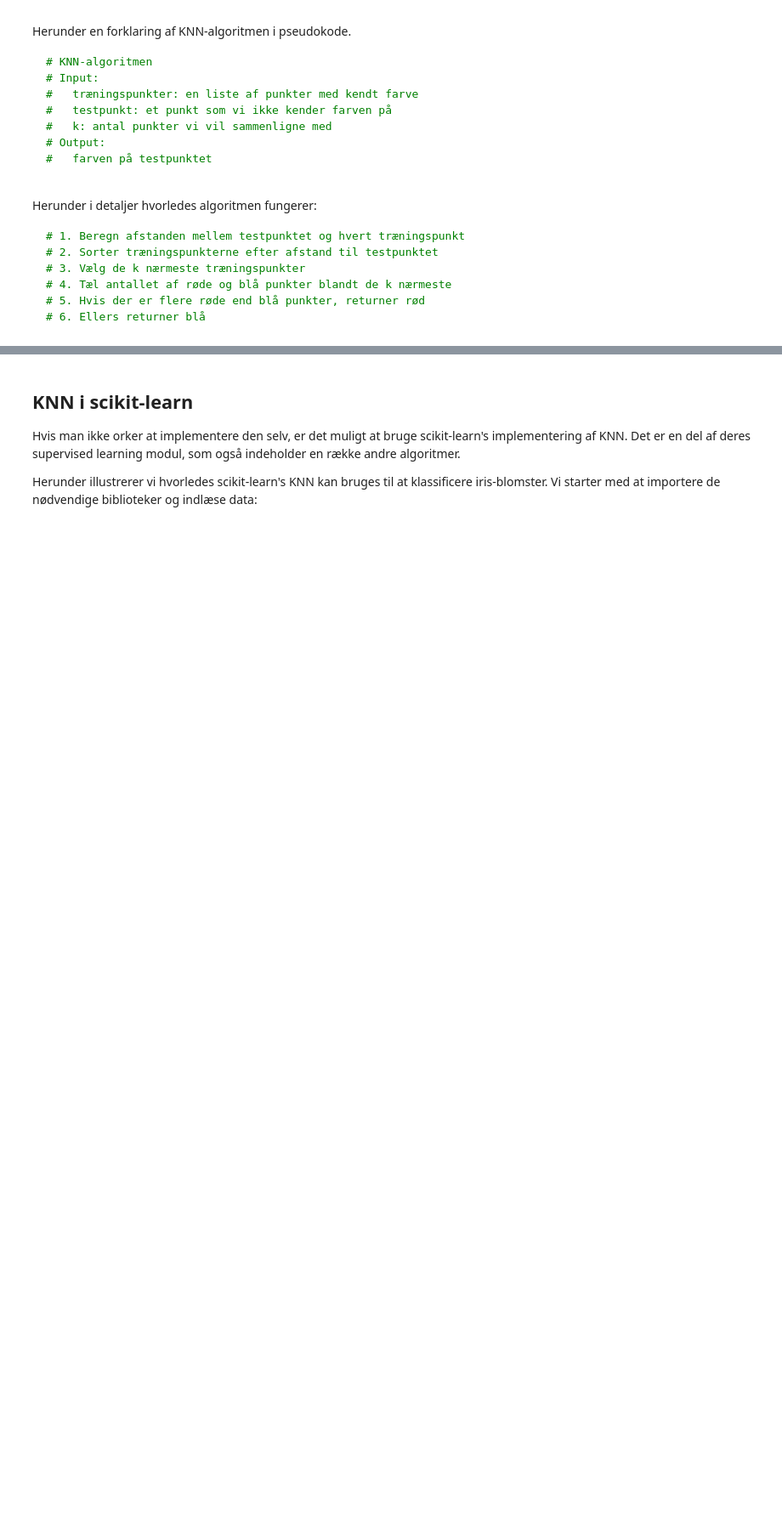
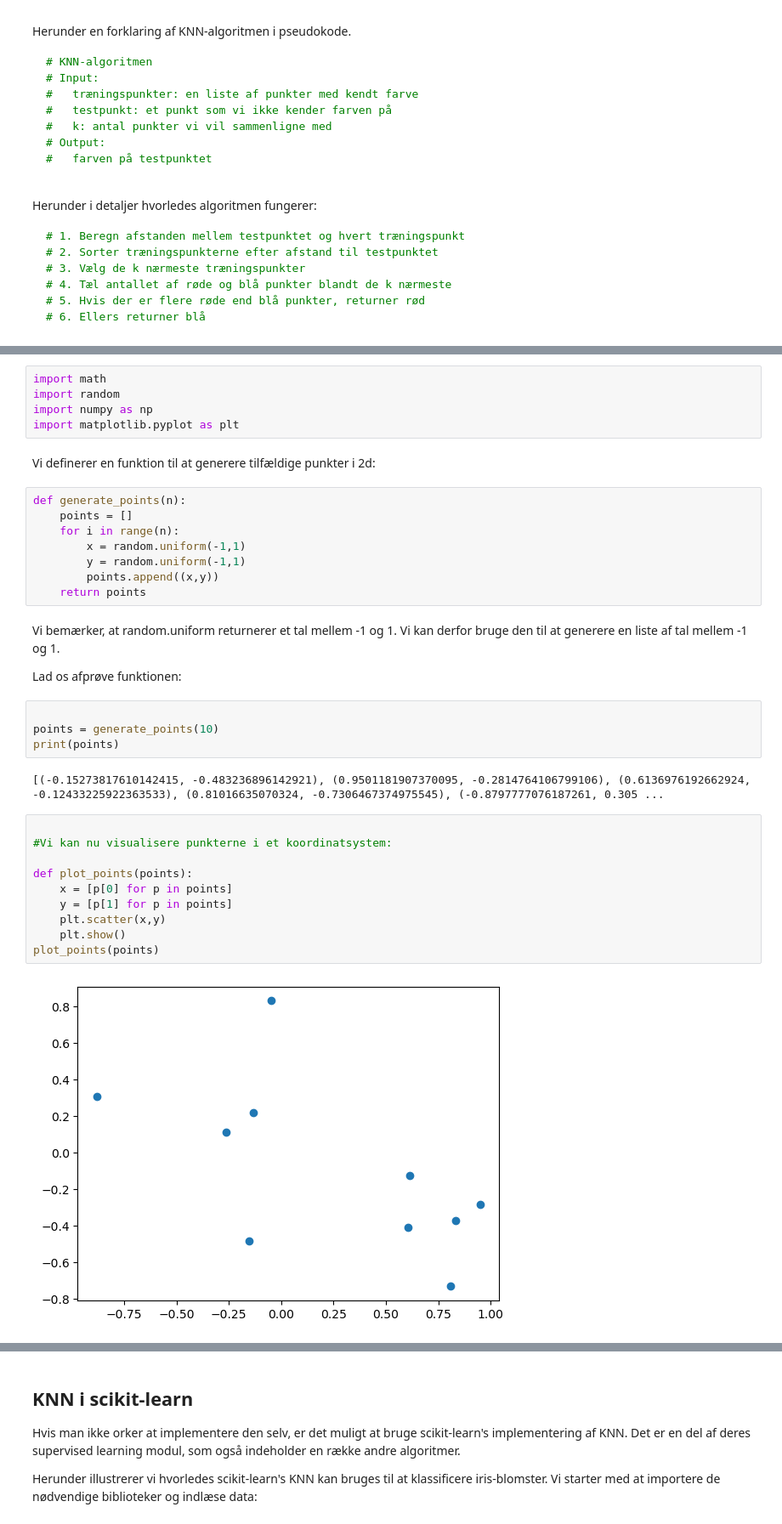
Before and after one commit to HenrikSterner/IntelligenteSystemer, a Jupyter notebook: slides/knn_jupyter.ipynb, the cells around one changed output, grey strips where cells are left out. Shown: that part at 85% size. Saved outputs shown, nothing was run; the diff lists cells and outputs as text; blank space fills up the shorter version.

```diff
--- a/slides/knn_jupyter.ipynb
+++ b/slides/knn_jupyter.ipynb
@@ -324,0 +215,39 @@ Det ses bl.a. ved at vi har defineret funktioner for at løse delproblemerne. De
+# %%
+import math
+import random
+import numpy as np
+import matplotlib.pyplot as plt
+# %% [markdown]
+
+Vi definerer en funktion til at generere tilfældige punkter i 2d:
+# %%
+def generate_points(n):
+    points = []
+    for i in range(n):
+        x = random.uniform(-1,1)
+        y = random.uniform(-1,1)
+        points.append((x,y))
+    return points
+# %% [markdown]
+
+Vi bemærker, at random.uniform returnerer et tal mellem -1 og 1. Vi kan derfor bruge den til at generere en liste af tal mellem -1 og 1.
+
+Lad os afprøve funktionen:
+# %%
+
+points = generate_points(10)
+print(points)
+# %% [output]
+[(-0.15273817610142415, -0.483236896142921), (0.9501181907370095, -0.2814764106799106), (0.6136976192662924, -0.12433225922363533), (0.81016635070324, -0.7306467374975545), (-0.8797777076187261, 0.305 ...
+# %%
+
+#Vi kan nu visualisere punkterne i et koordinatsystem:
+
+def plot_points(points):
+    x = [p[0] for p in points]
+    y = [p[1] for p in points]
+    plt.scatter(x,y)
+    plt.show()
+plot_points(points)
+# %% [output]
+[figure, added]
```
Also changed, not shown: parts of 11 cells of this notebook.
